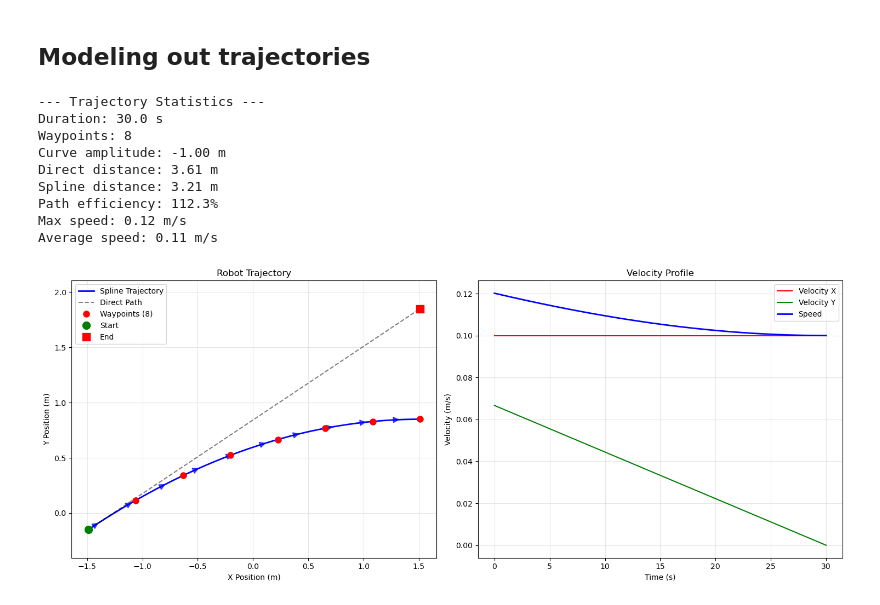
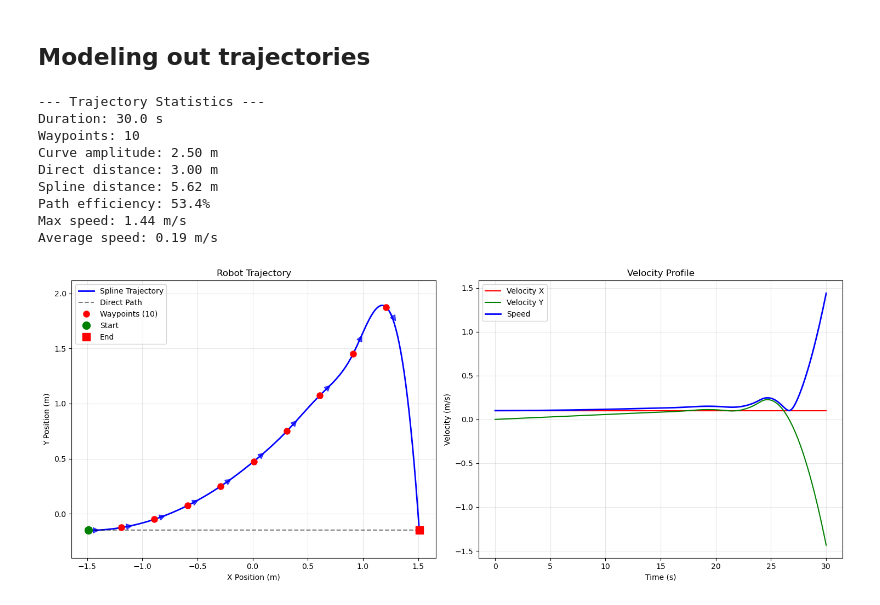
Before and after one commit to BCLab-UNM/MARIAM, a Jupyter notebook: analysis/vicon_experiments/vicon_experiments.ipynb, the cells around one changed output. Drawn from its saved outputs; the diff is of its cells as text; code cells hidden in the pictures.

```diff
--- a/analysis/vicon_experiments/vicon_experiments.ipynb
+++ b/analysis/vicon_experiments/vicon_experiments.ipynb
@@ -412,18 +412,21 @@ def generate_waypoints(x_0, y_0, x_f, y_f, num_waypoints, mag):
     t_points = []
 
     for i in range(num_waypoints):
-        progress = i / (num_waypoints - 1)
+        progress = i / (num_waypoints)
 
         # Linear interpolation for base path
         x = x_0 + progress * (x_f - x_0)
         y_base = y_0 + progress * (y_f - y_0)
 
         # Add quadratic deviation
+        # x = x_base + mag * time_step * time_step
         y = y_base + mag * progress * progress
 
         waypoints.append([x, y])
         t_points.append(progress)
 
+    waypoints.append([x_f, y_f])
+    t_points.append(1.0)
     return np.array(waypoints), np.array(t_points)
 
 
@@ -520,23 +523,23 @@ def plot_trajectory(x_0, y_0, x_f, y_f, duration, num_waypoints=5,
 # %%
 x0 = -1.49
 y0 = -0.15
 xf = 1.51
-yf = 1.85
+yf = -0.15
 duration = 30.0
-num_waypoints = 8
-mag = -1.0
+num_waypoints = 10
+mag = 2.5
 
 fig = plot_trajectory(x0, y0, xf, yf, duration,
                       num_waypoints, mag)
 plt.show()
 # %% [output]
 --- Trajectory Statistics ---
 Duration: 30.0 s
-Waypoints: 8
-Curve amplitude: -1.00 m
-Direct distance: 3.61 m
-Spline distance: 3.21 m
-Path efficiency: 112.3%
-Max speed: 0.12 m/s
-Average speed: 0.11 m/s
+Waypoints: 10
+Curve amplitude: 2.50 m
+Direct distance: 3.00 m
+Spline distance: 5.62 m
+Path efficiency: 53.4%
+Max speed: 1.44 m/s
+Average speed: 0.19 m/s
-[figure, old version]
+[figure, new version]
```
Also changed, not shown: 2 other files.
